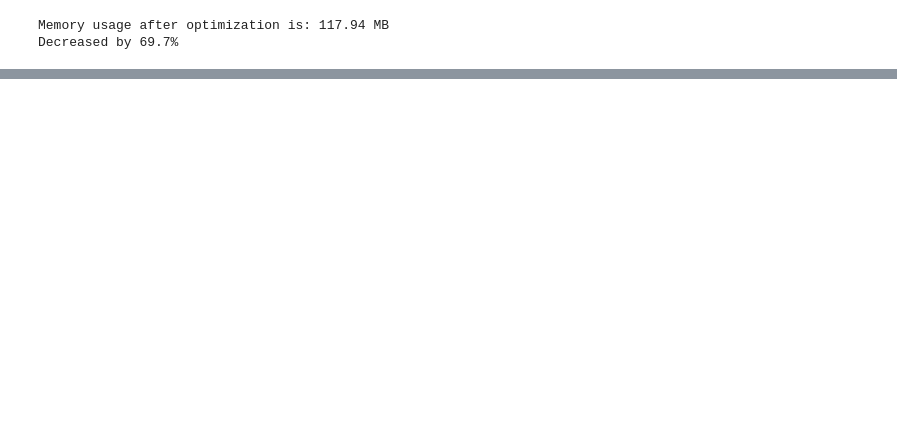
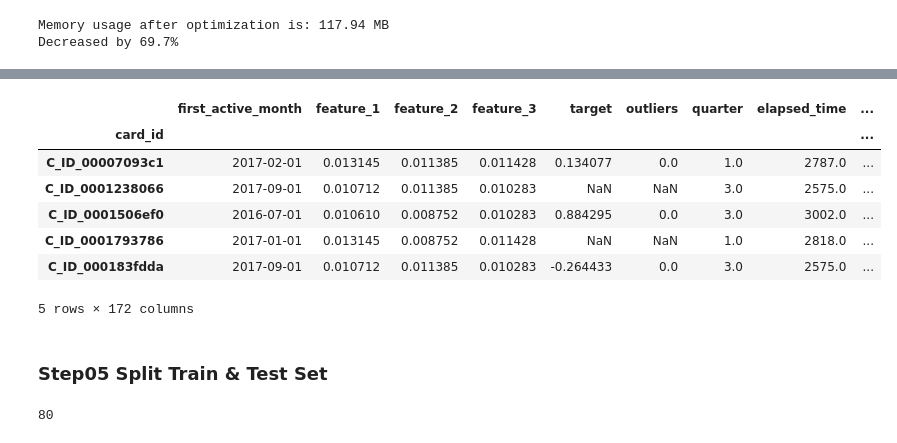
Before and after one commit to ionahu08/EloMerchantCategoryRecommendation, a Jupyter notebook: Competition/Project01.ipynb, the cells around one changed output, grey strips where cells are left out. Cells and saved outputs as stored; diff of their text form; code cells hidden in the pictures; blank space fills up the shorter version.

```diff
--- a/Competition/Project01.ipynb
+++ b/Competition/Project01.ipynb
@@ -521,0 +574,23 @@ Decreased by 60.5%
+# %%
+# Date Features
+df['hist_first_buy'] = (df['hist_purchase_date_min'] - df['first_active_month']).dt.days
+df['hist_last_buy'] = (df['hist_purchase_date_max'] - df['first_active_month']).dt.days
+df['new_first_buy'] = (df['new_purchase_date_min'] - df['first_active_month']).dt.days
+df['new_last_buy'] = (df['new_purchase_date_max'] - df['first_active_month']).dt.days
+
+date_features=['hist_purchase_date_max','hist_purchase_date_min',
+                'new_purchase_date_max', 'new_purchase_date_min']
+
+for f in date_features:
+    df[f] = df[f].astype(np.int64) * 1e-9
+# %%
+df.head()
+# %% [output]
+|  | first_active_month | feature_1 | feature_2 | feature_3 | target | outliers | quarter | elapsed_time | ... |
+| card_id |  |  |  |  |  |  |  |  | ... |
+| C_ID_00007093c1 | 2017-02-01 | 0.013145 | 0.011385 | 0.011428 | 0.134077 | 0.0 | 1.0 | 2787.0 | ... |
+| C_ID_0001238066 | 2017-09-01 | 0.010712 | 0.011385 | 0.010283 | NaN | NaN | 3.0 | 2575.0 | ... |
+| C_ID_0001506ef0 | 2016-07-01 | 0.010610 | 0.008752 | 0.010283 | 0.884295 | 0.0 | 3.0 | 3002.0 | ... |
+| C_ID_0001793786 | 2017-01-01 | 0.013145 | 0.008752 | 0.011428 | NaN | NaN | 1.0 | 2818.0 | ... |
+| C_ID_000183fdda | 2017-09-01 | 0.010712 | 0.011385 | 0.010283 | -0.264433 | 0.0 | 3.0 | 2575.0 | ... |
+5 rows × 172 columns
@@ -521,0 +637,9 @@ Decreased by 60.5%
+# %% [markdown]
+### Step05 Split Train & Test Set
+# %%
+train_df = df[df['target'].notnull()]
+test_df = df[df['target'].isnull()]
+del df
+gc.collect()
+# %% [output]
+80
```
Also changed, not shown: parts of 17 cells of this notebook.
